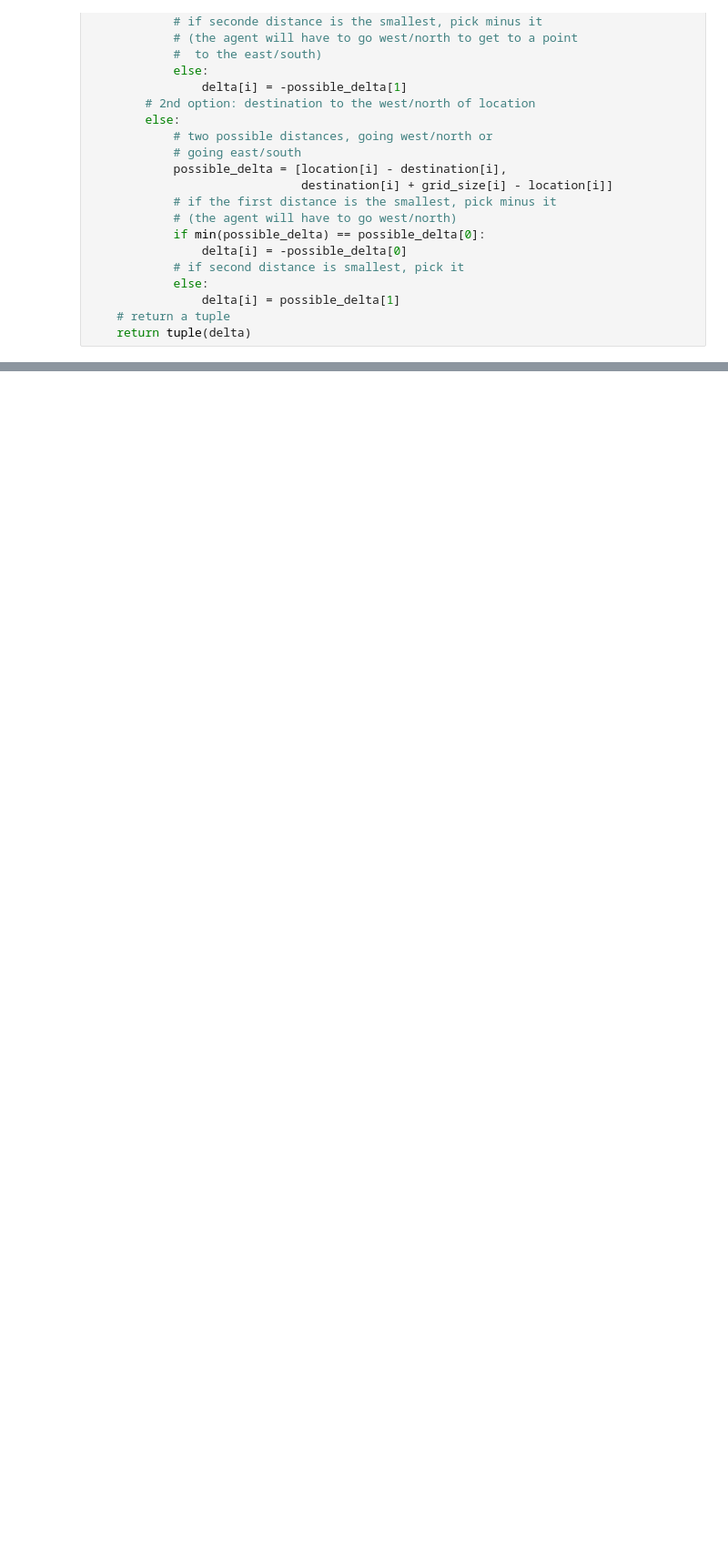
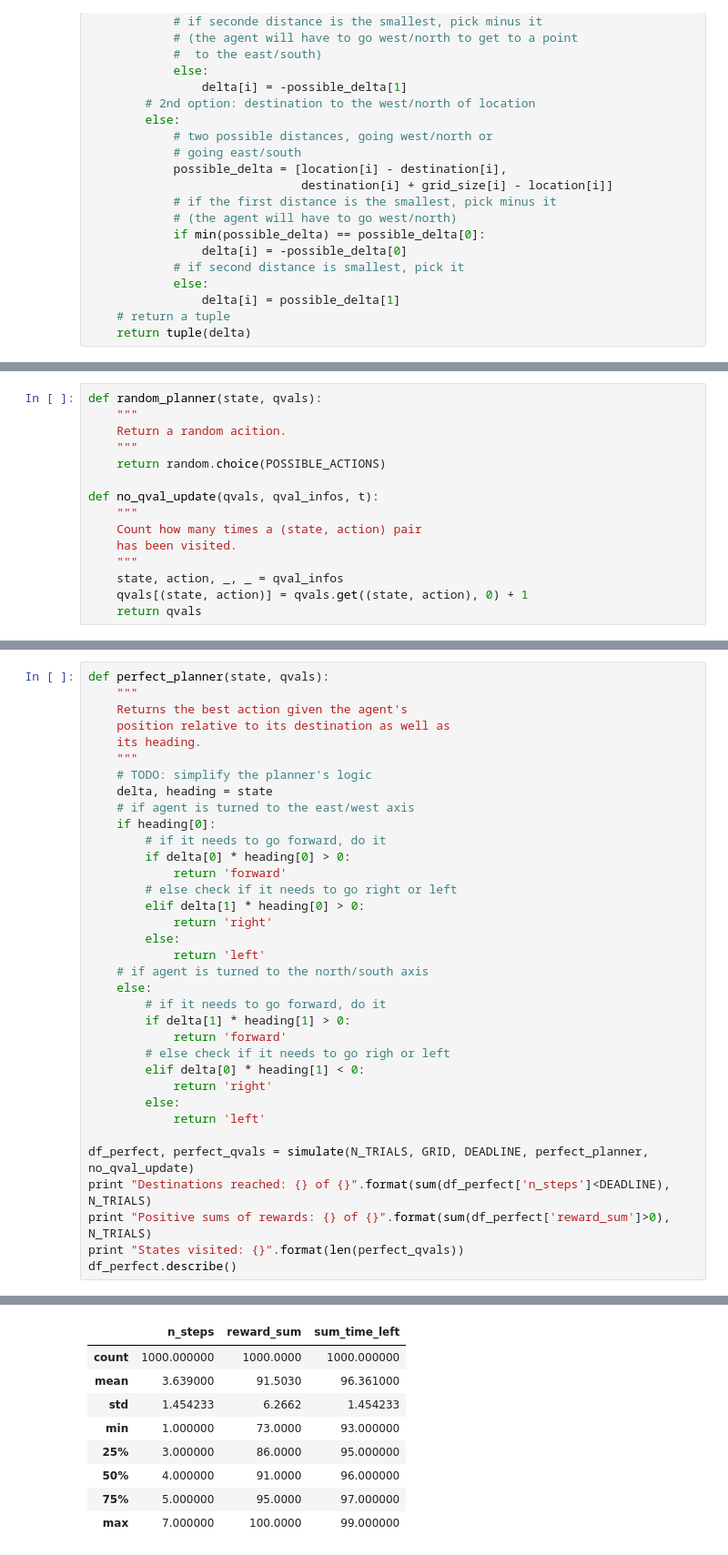
Before and after one commit to lmurtinho/smartcab_planner, a Jupyter notebook: smartcab_planner.ipynb, the cells around one changed output, grey strips where cells are left out. Shown at 91% size. Cells and saved outputs as stored; diff of their text form; blank space fills up the shorter version.

```diff
--- a/smartcab_planner.ipynb
+++ b/smartcab_planner.ipynb
@@ -290,0 +232,15 @@ learning_qvals
+# %%
+def random_planner(state, qvals):
+    """
+    Return a random acition.
+    """
+    return random.choice(POSSIBLE_ACTIONS)
+
+def no_qval_update(qvals, qval_infos, t):
+    """
+    Count how many times a (state, action) pair
+    has been visited.
+    """
+    state, action, _, _ = qval_infos
+    qvals[(state, action)] = qvals.get((state, action), 0) + 1
+    return qvals
@@ -290,0 +274,36 @@ learning_qvals
+# %%
+def perfect_planner(state, qvals):
+    """
+    Returns the best action given the agent's
+    position relative to its destination as well as
+    its heading.
+    """
+    # TODO: simplify the planner's logic
+    delta, heading = state
+    # if agent is turned to the east/west axis
+    if heading[0]:
+        # if it needs to go forward, do it
+        if delta[0] * heading[0] > 0:
+            return 'forward'
+        # else check if it needs to go right or left
+        elif delta[1] * heading[0] > 0:
+            return 'right'
+        else:
+            return 'left'
+    # if agent is turned to the north/south axis
+    else:
+        # if it needs to go forward, do it
+        if delta[1] * heading[1] > 0:
+            return 'forward'
+        # else check if it needs to go righ or left
+        elif delta[0] * heading[1] < 0:
+            return 'right'
+        else:
+            return 'left'
+
+df_perfect, perfect_qvals = simulate(N_TRIALS, GRID, DEADLINE, perfect_planner, no_qval_update)
+print "Destinations reached: {} of {}".format(sum(df_perfect['n_steps']<DEADLINE), N_TRIALS)
+print "Positive sums of rewards: {} of {}".format(sum(df_perfect['reward_sum']>0), N_TRIALS)
+print "States visited: {}".format(len(perfect_qvals))
+df_perfect.describe()
+# %% [output]
@@ -290,0 +313,9 @@ learning_qvals
+|  | n_steps | reward_sum | sum_time_left |
+| count | 1000.000000 | 1000.0000 | 1000.000000 |
+| mean | 3.639000 | 91.5030 | 96.361000 |
+| std | 1.454233 | 6.2662 | 1.454233 |
+| min | 1.000000 | 73.0000 | 93.000000 |
+| 25% | 3.000000 | 86.0000 | 95.000000 |
+| 50% | 4.000000 | 91.0000 | 96.000000 |
+| 75% | 5.000000 | 95.0000 | 97.000000 |
+| max | 7.000000 | 100.0000 | 99.000000 |
```
Also changed, not shown: parts of 50 cells of this notebook, 1 other file.
